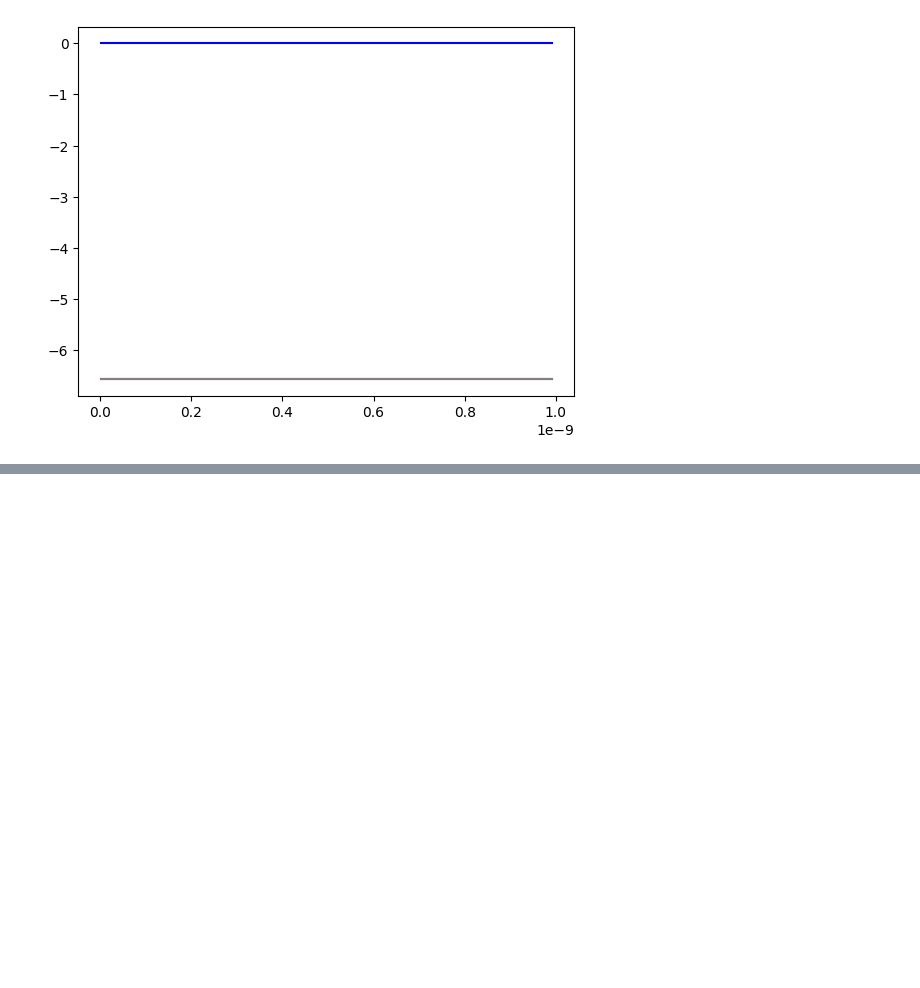
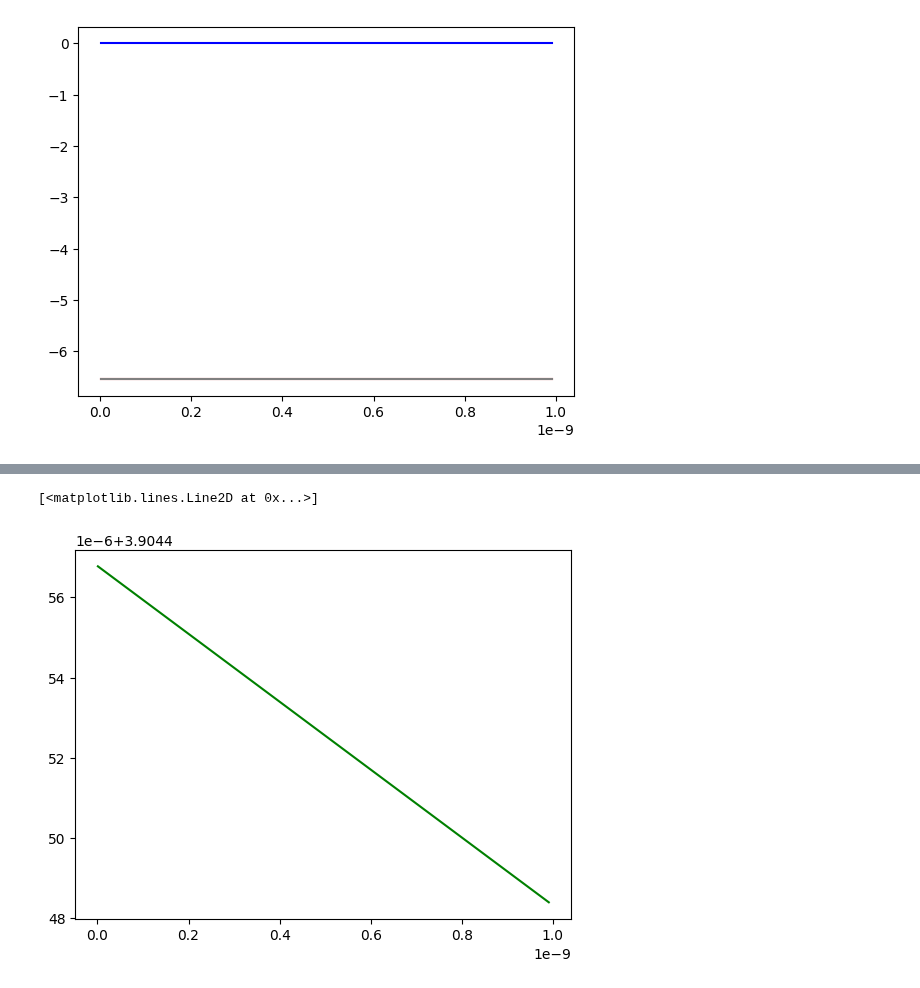
Before and after one commit to mannodiarun/MSE570, a Jupyter notebook: MD.ipynb, the cells around one changed output, grey strips where cells are left out. Saved outputs shown, nothing was run; the diff lists cells and outputs as text; code cells hidden in the pictures; blank space fills up the shorter version.

```diff
--- a/MD.ipynb
+++ b/MD.ipynb
@@ -441,3 +476,8 @@ plt.plot(times[:], Temp[:], c='k')
+# %%
+plt.plot(times[:], pair_dist[:], c = 'g')
+# %% [output]
+[<matplotlib.lines.Line2D at 0x...>]
+[figure, added]
 # %%
 for i in range(0,N):
     plt.scatter(x_start[i],y_start[i],c='k')
```
Also changed, not shown: parts of 13 cells of this notebook.
